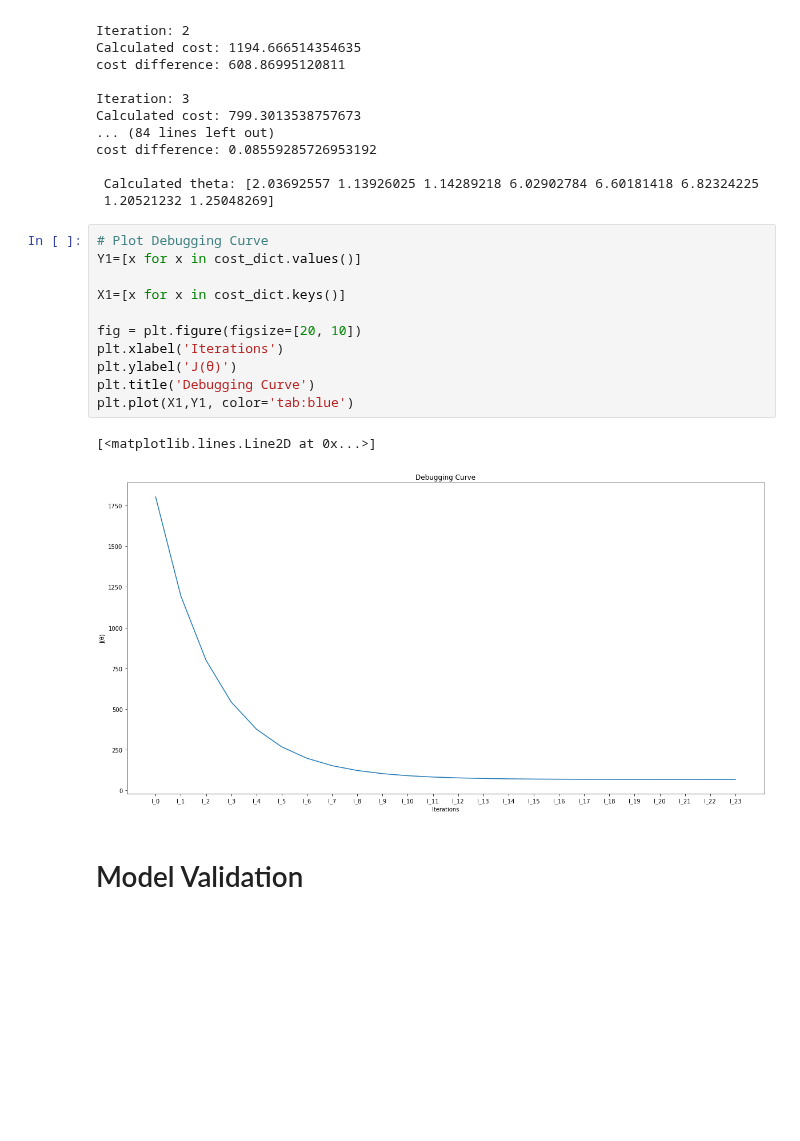
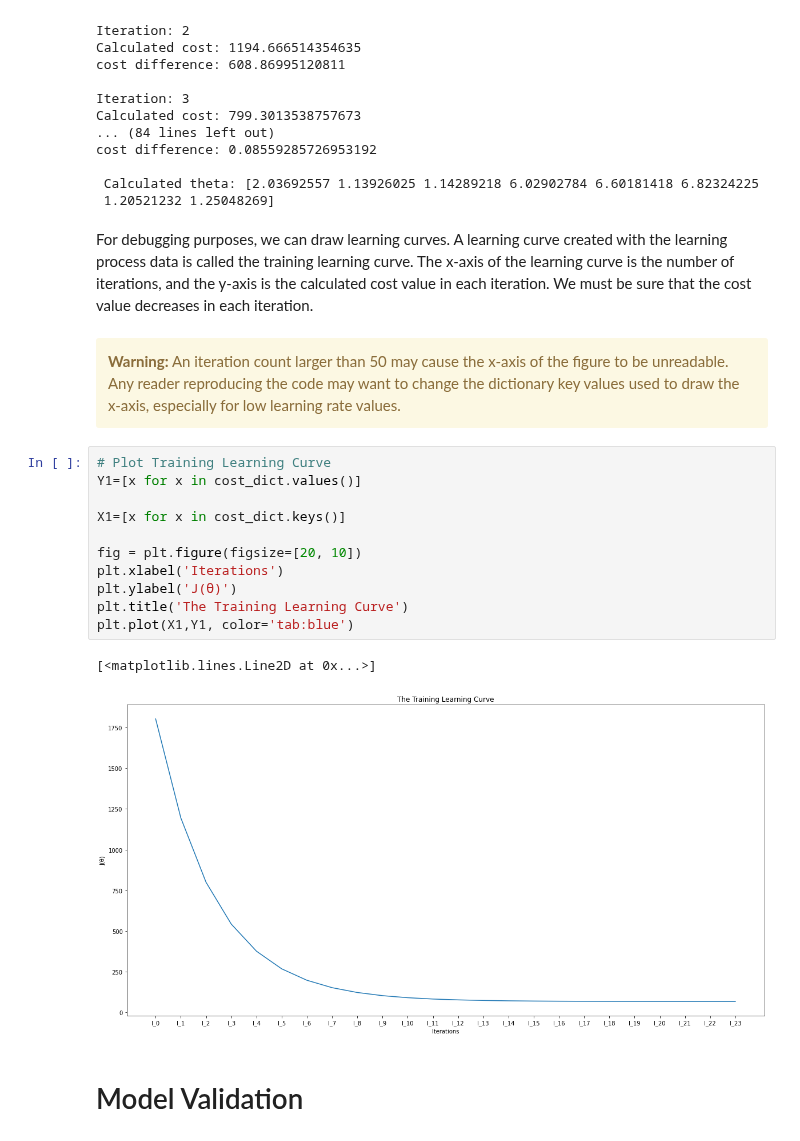
Before and after one commit to ErkanHatipoglu/Kaggle-Notebooks, a Jupyter notebook: multivariate-linear-regression-from-scratch.ipynb, the cells around one changed output. Drawn from its saved outputs; the diff is of its cells as text; blank space fills up the shorter version.

```diff
--- a/multivariate-linear-regression-from-scratch.ipynb
+++ b/multivariate-linear-regression-from-scratch.ipynb
@@ -409,20 +409,26 @@ cost difference: 0.08559285726953192
 
  Calculated theta: [2.03692557 1.13926025 1.14289218 6.02902784 6.60181418 6.82324225
  1.20521232 1.25048269]
+# %% [markdown]
+For debugging purposes, we can draw learning curves. A learning curve created with the learning process data is called the training learning curve. The x-axis of the learning curve is the number of iterations, and the y-axis is the calculated cost value in each iteration. We must be sure that the cost value decreases in each iteration.
+# %% [markdown]
+<div class="alert alert-block alert-warning">
+<b>Warning:</b> An iteration count larger than 50 may cause the x-axis of the figure to be unreadable. Any reader reproducing the code may want to change the dictionary key values used to draw the x-axis, especially for low learning rate values.
+</div>
 # %%
-# Plot Debugging Curve
+# Plot Training Learning Curve
 Y1=[x for x in cost_dict.values()]
 
 X1=[x for x in cost_dict.keys()]
 
 fig = plt.figure(figsize=[20, 10])
 plt.xlabel('Iterations')
 plt.ylabel('J(θ)')
-plt.title('Debugging Curve')
+plt.title('The Training Learning Curve')
 plt.plot(X1,Y1, color='tab:blue')
 # %% [output]
 [<matplotlib.lines.Line2D at 0x...>]
-[figure, old version]
+[figure, new version]
 # %% [markdown]
 # Model Validation   <a id='validation'></a>
 # %% [markdown]
```
Also changed, not shown: parts of 1 cell of this notebook.
